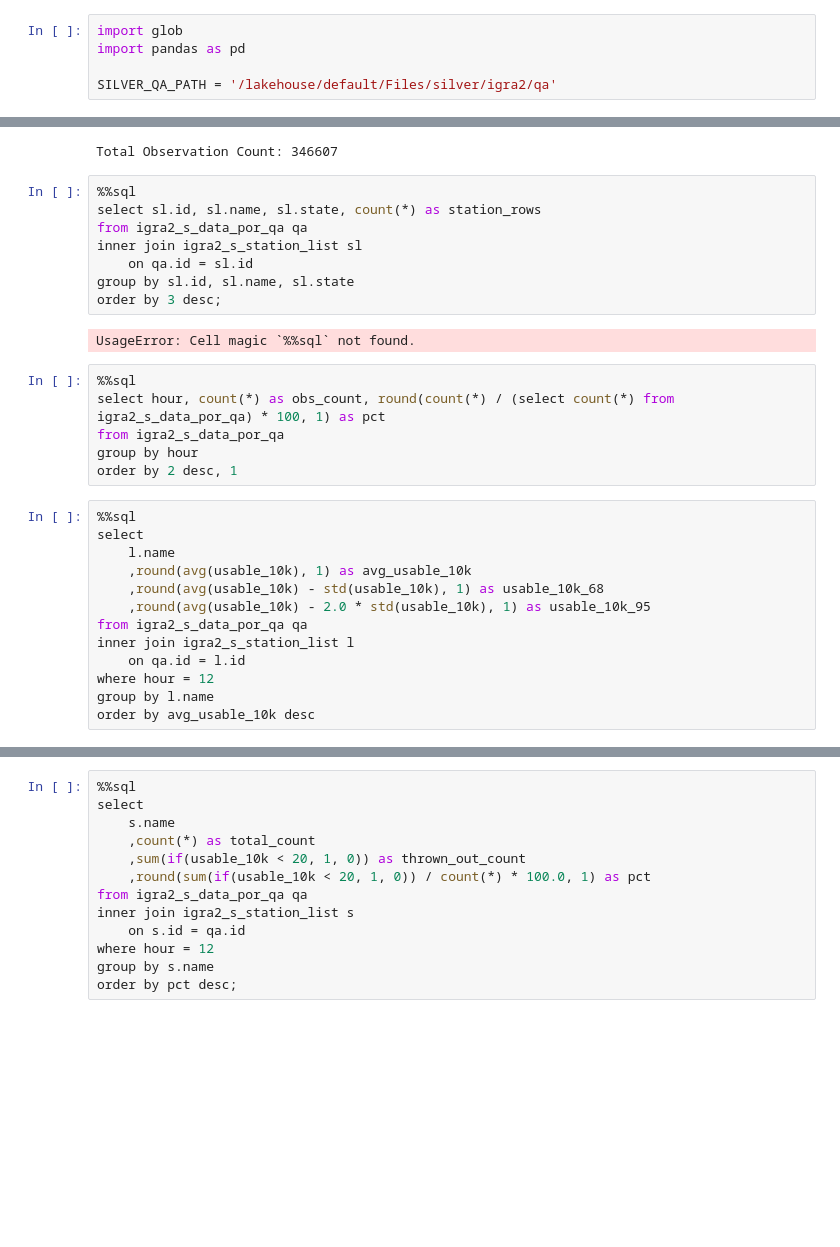
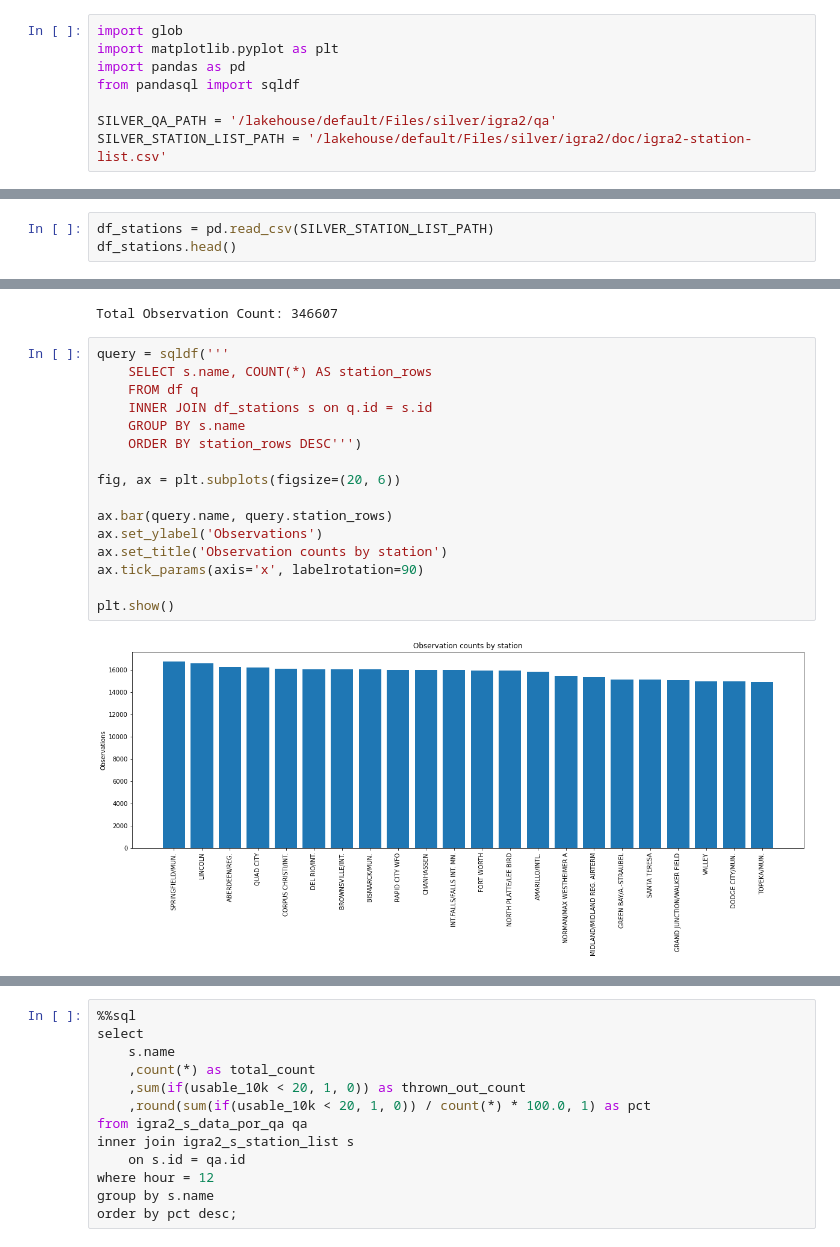
Before and after one commit to olievortex/olieigra, a Jupyter notebook: experiments/explore_data_qa.ipynb, the cells around one changed output, grey strips where cells are left out. Saved outputs shown, nothing was run; the diff lists cells and outputs as text; blank space fills up the shorter version.

Commit message:
Exploring qa data

```diff
--- a/experiments/explore_data_qa.ipynb
+++ b/experiments/explore_data_qa.ipynb
@@ -2,9 +2,12 @@
 # Explore Data
 # %%
 import glob
+import matplotlib.pyplot as plt
 import pandas as pd
+from pandasql import sqldf
 
 SILVER_QA_PATH = '/lakehouse/default/Files/silver/igra2/qa'
+SILVER_STATION_LIST_PATH = '/lakehouse/default/Files/silver/igra2/doc/igra2-station-list.csv'
 # %%
 # Get CSV files list from a folder
 csv_files = glob.glob(SILVER_QA_PATH + "/*.csv")
@@ -22,0 +35,3 @@ del df_list
+# %%
+df_stations = pd.read_csv(SILVER_STATION_LIST_PATH)
+df_stations.head()
@@ -24,32 +46,21 @@ del df_list
 print(f"Total Observation Count: {df.shape[0]}")
 # %% [output]
 Total Observation Count: 346607
-# %%
-%%sql
-select sl.id, sl.name, sl.state, count(*) as station_rows
-from igra2_s_data_por_qa qa
-inner join igra2_s_station_list sl
-    on qa.id = sl.id
-group by sl.id, sl.name, sl.state
-order by 3 desc;
-# %% [output]
-UsageError: Cell magic `%%sql` not found.
-# %%
-%%sql
-select hour, count(*) as obs_count, round(count(*) / (select count(*) from igra2_s_data_por_qa) * 100, 1) as pct
-from igra2_s_data_por_qa
-group by hour
-order by 2 desc, 1
-# %%
-%%sql
-select
-    l.name
-    ,round(avg(usable_10k), 1) as avg_usable_10k
-    ,round(avg(usable_10k) - std(usable_10k), 1) as usable_10k_68
-    ,round(avg(usable_10k) - 2.0 * std(usable_10k), 1) as usable_10k_95
-from igra2_s_data_por_qa qa
-inner join igra2_s_station_list l
-    on qa.id = l.id
-where hour = 12
-group by l.name
-order by avg_usable_10k desc
+# %%
+query = sqldf('''
+    SELECT s.name, COUNT(*) AS station_rows
+    FROM df q
+    INNER JOIN df_stations s on q.id = s.id
+    GROUP BY s.name
+    ORDER BY station_rows DESC''')
+
+fig, ax = plt.subplots(figsize=(20, 6))
+
+ax.bar(query.name, query.station_rows)
+ax.set_ylabel('Observations')
+ax.set_title('Observation counts by station')
+ax.tick_params(axis='x', labelrotation=90)
+
+plt.show()
+# %% [output]
+[figure, added]
```
Also changed, not shown: parts of 4 cells of this notebook.
